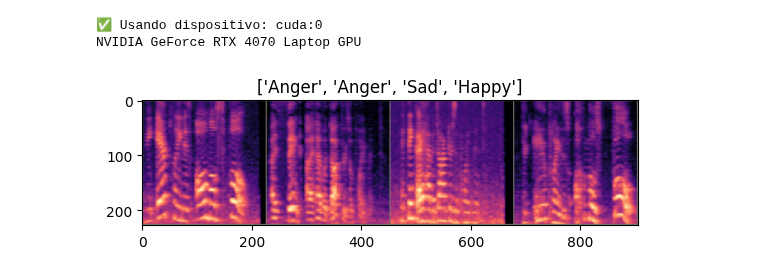
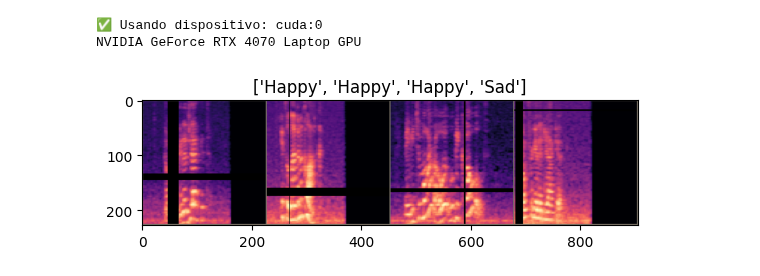
Before and after one commit to lburdman/qnn-transfer-learning, a Jupyter notebook: crema-d.ipynb, the cells around one changed output. Saved outputs shown, nothing was run; the diff lists cells and outputs as text; code cells hidden in the pictures.

Commit message:
Update quantum_circuit for VGG16, add SpecAugment to dataset, update crema-d for VGG16

```diff
--- a/crema-d.ipynb
+++ b/crema-d.ipynb
@@ -60,27 +67,27 @@ print(torch.cuda.get_device_name(0))
 ✅ Usando dispositivo: cuda:0
 NVIDIA GeForce RTX 4070 Laptop GPU
 # %%
-data_dir = 'CremaD/mel_spectrogram_images'
+data_dir = 'CremaD/mel_spec_reduced_HAP_SAD'
 
-data_transforms = get_data_transforms()
+# data_transforms = get_data_transforms()
 
 torch.manual_seed(rng_seed)
 
 dataloaders, dataset_sizes, class_names = get_dataloaders(
-    data_dir=data_dir, batch_size=batch_size, shuffle=True
+    data_dir=data_dir, batch_size=batch_size, shuffle=True, spec_augment=True
 )
 
-image_datasets = {
-    x: dataloaders[x].dataset for x in ['train', 'val']
-}
+# image_datasets = {
+#     x: dataloaders[x].dataset for x in ['train', 'val']
+# }
 # %%
 # Get a batch of training data
-inputs, classes = next(iter(dataloaders['val']))
+inputs, classes = next(iter(dataloaders['train']))
 
 # Make a grid from batch
 out = torchvision.utils.make_grid(inputs)
 
 imshow(out, title=[class_names[x] for x in classes])
 # %% [output]
-[figure, old version]
+[figure, new version]
 # %%
```
Also changed, not shown: parts of 9 cells of this notebook, 2 other files.
